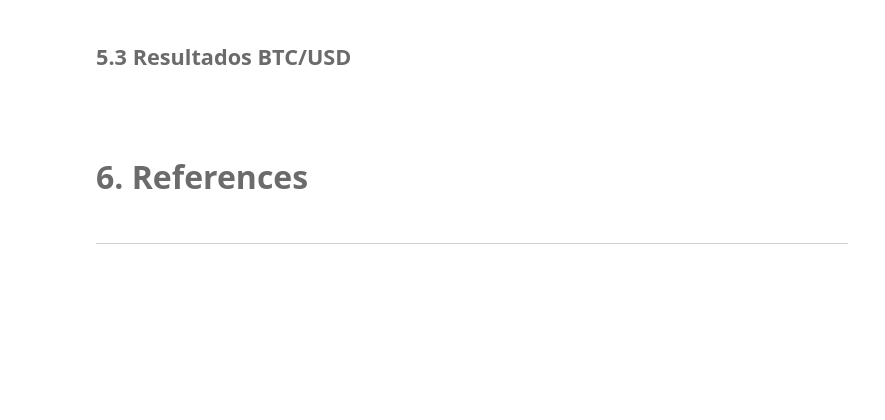
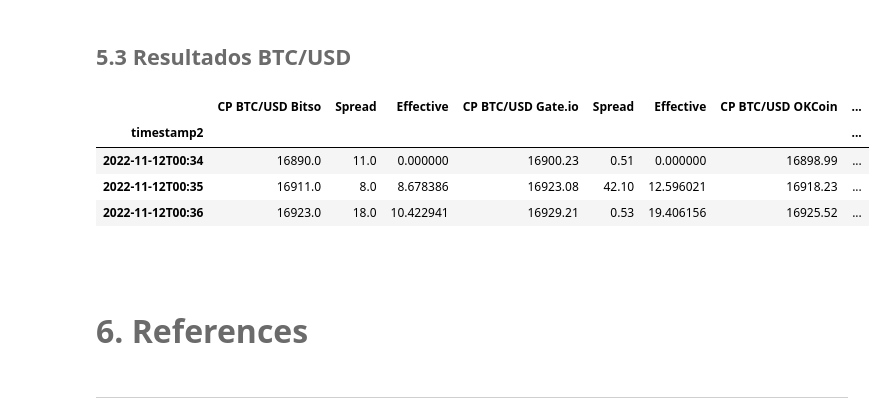
Before and after one commit to CuauhtemocCC/myst_lab4, a Jupyter notebook: notebook.ipynb, the cells around one changed output. Cells and saved outputs as stored; diff of their text form; code cells hidden in the pictures; blank space fills up the shorter version.

```diff
--- a/notebook.ipynb
+++ b/notebook.ipynb
@@ -95,5 +134,13 @@ Como salidas del nuestros procesos, se obtienen nueve tablas, las cuales almacen
 # %% [markdown]
 ## <font color= #6B6B6B> 5.3 Resultados BTC/USD </font>
+# %%
+mn.Resultados[2].head()
+# %% [output]
+|  | CP BTC/USD Bitso | Spread | Effective | CP BTC/USD Gate.io | Spread | Effective | CP BTC/USD OKCoin | ... |
+| timestamp2 |  |  |  |  |  |  |  | ... |
+| 2022-11-12T00:34 | 16890.0 | 11.0 | 0.000000 | 16900.23 | 0.51 | 0.000000 | 16898.99 | ... |
+| 2022-11-12T00:35 | 16911.0 | 8.0 | 8.678386 | 16923.08 | 42.10 | 12.596021 | 16918.23 | ... |
+| 2022-11-12T00:36 | 16923.0 | 18.0 | 10.422941 | 16929.21 | 0.53 | 19.406156 | 16925.52 | ... |
 # %% [markdown]
 <br>
 # %% [markdown]
```
Also changed, not shown: parts of 5 cells of this notebook, 2 other files.
